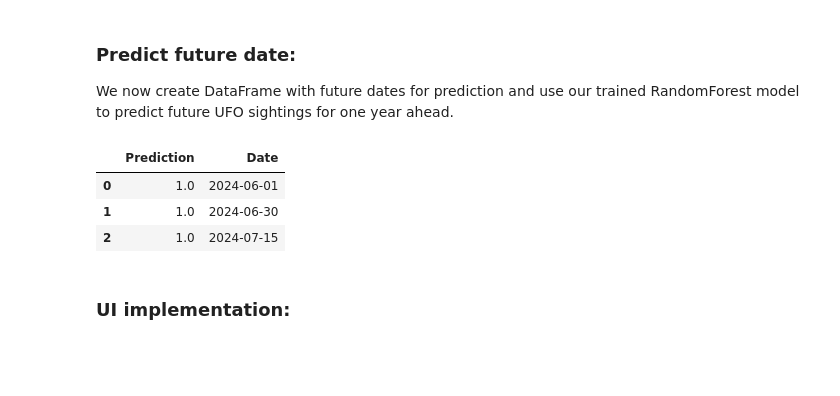
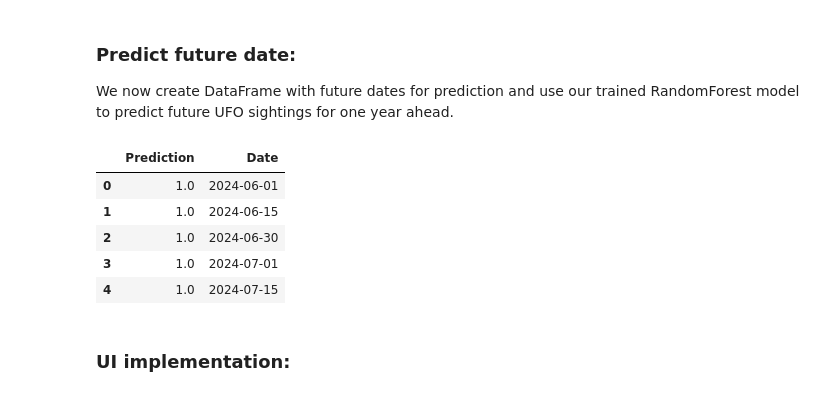
Before and after one commit to priyalpatell/MLFinalProject, a Jupyter notebook: ml_q1.ipynb, the cells around one changed output. Drawn from its saved outputs; the diff is of its cells as text; code cells hidden in the pictures; blank space fills up the shorter version.

```diff
--- a/ml_q1.ipynb
+++ b/ml_q1.ipynb
@@ -151,5 +154,7 @@ display(data)
 ### **Train and test split:**
 Split the preprocessed dataset with a ratio of 70:30 with the ``Observed`` column values as the target variables.
 # %%
-x_train, x_test, y_train, y_test = train_test_split(data.drop(['Observed'], axis=1), data['Observed'],
-                 test_size=0.3, random_state=42, shuffle=False)
+x = data.drop(['Observed'], axis=1)
+y = data['Observed']  # Target variable
+
+x_train, x_test, y_train, y_test = train_test_split(x, y, test_size=0.3, random_state=42)
@@ -220,31 +325,33 @@ We now create DataFrame with future dates for prediction and use our trained Ran
 # %%
 x_predict = pd.DataFrame(pd.date_range(date.today(), (date.today() +
             relativedelta(years=1)),freq='d'), columns=['Date'])
 
 x_predict['Month'] = x_predict['Date'].dt.month
 x_predict['Day'] = x_predict['Date'].dt.day
 x_predict['Workday_N'] = np.busday_count(
                 x_predict['Date'].values.astype('datetime64[M]'),
                 x_predict['Date'].values.astype('datetime64[D]'))
 x_predict['Week_day'] = x_predict['Date'].dt.weekday
 x_predict['Week_of_month'] = (x_predict['Date'].dt.day -
                               x_predict['Date'].dt.weekday - 2)//7+2
 x_predict['Weekday_order'] = (x_predict['Date'].dt.day + 6) // 7
 
 x_predict = x_predict.set_index('Date')
-prediction = model.predict(x_predict)
+prediction = best_model.predict(x_predict)
 prediction = pd.DataFrame(prediction, columns=['Prediction'])
 prediction['Date'] = x_predict.index
 
 next_sightings = prediction[prediction['Prediction'] == 1]
 next_sightings = next_sightings.reset_index()
 next_sightings = next_sightings.drop(columns=['index'])
 display(next_sightings)
 # %% [output]
 |  | Prediction | Date |
 | 0 | 1.0 | 2024-06-01 |
-| 1 | 1.0 | 2024-06-30 |
-| 2 | 1.0 | 2024-07-15 |
+| 1 | 1.0 | 2024-06-15 |
+| 2 | 1.0 | 2024-06-30 |
+| 3 | 1.0 | 2024-07-01 |
+| 4 | 1.0 | 2024-07-15 |
 # %% [markdown]
 ### **UI implementation:**
 # %%
```
Also changed, not shown: parts of 10 cells of this notebook.
